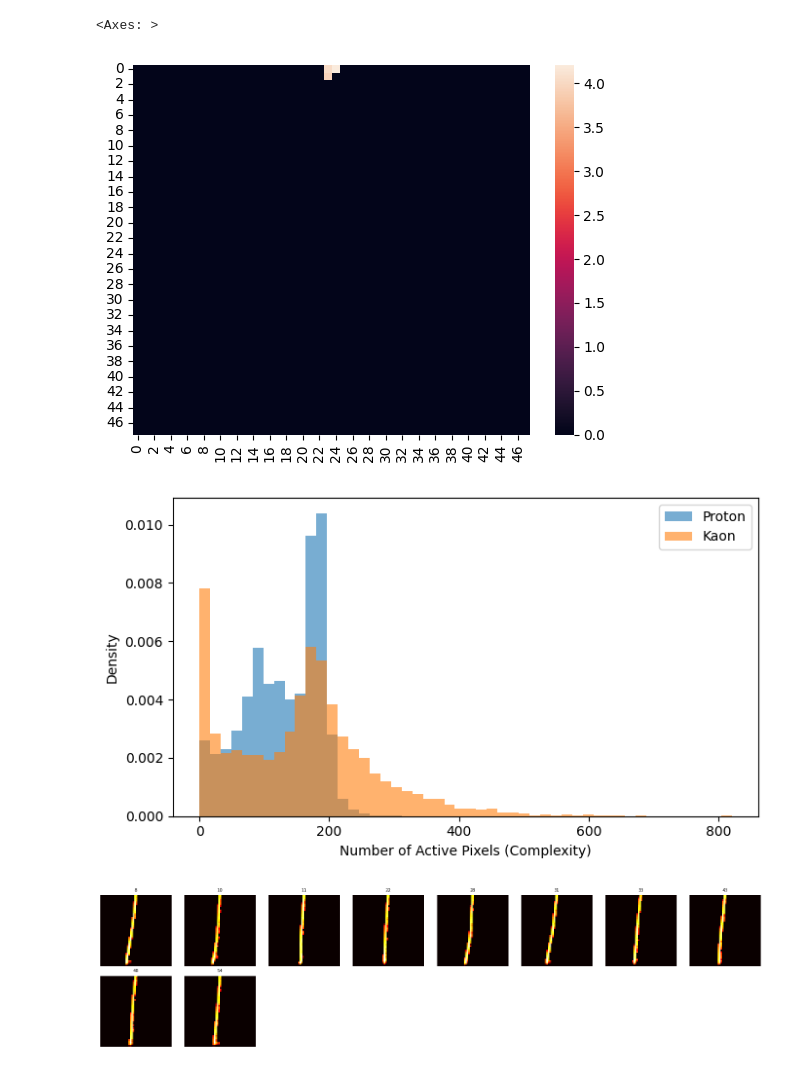
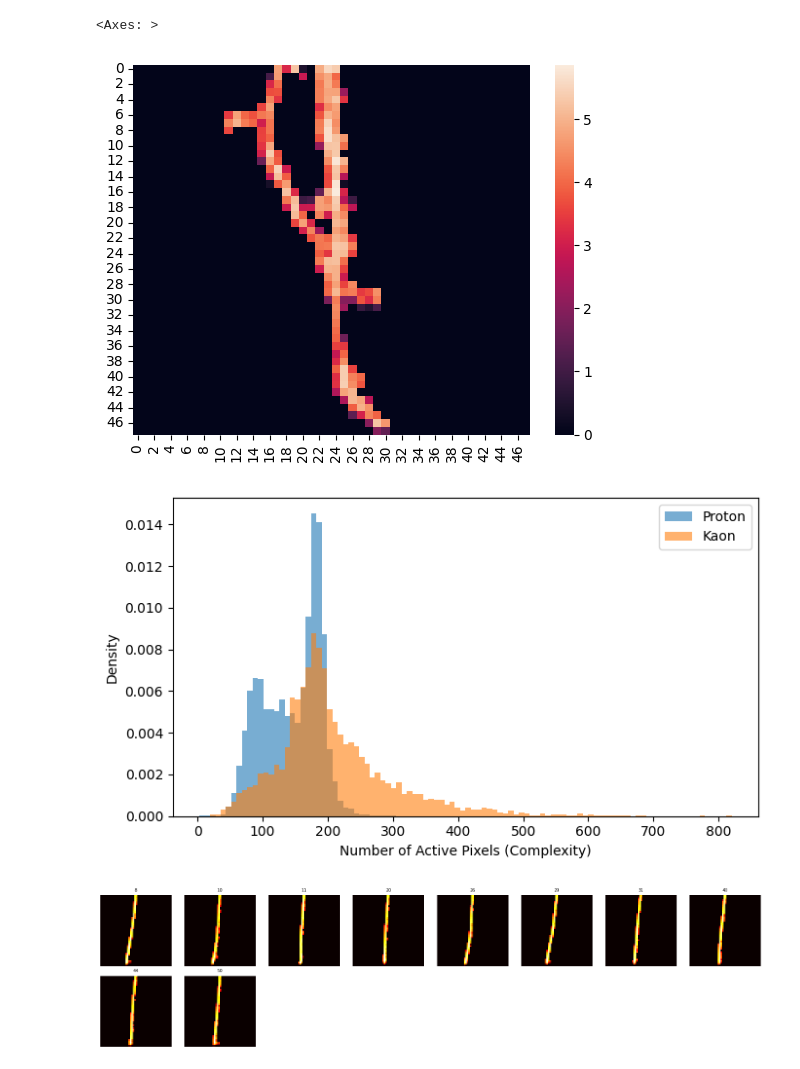
Before and after one commit to mohummudh/proton-kaon, a Jupyter notebook: notebooks/image_check.ipynb, the cells around one changed output. Drawn from its saved outputs; the diff is of its cells as text; code cells hidden in the pictures.

Commit message:
image making change lower bound on wires

```diff
--- a/notebooks/image_check.ipynb
+++ b/notebooks/image_check.ipynb
@@ -5,7 +5,7 @@ import matplotlib.pyplot as plt
 import seaborn as sns
 import numpy as np
 # %%
-out = "/Volumes/easystore/proton-kaon/images/pk_48x48_log1p.pt"
+out = "/Volumes/easystore/proton-kaon/images/pk_48x48_log1p_10-179wires.pt"
 
 data = torch.load(out, map_location="cpu")
 p = data["p"]
@@ -19,7 +19,7 @@ sns.heatmap(p[1099, 0])
 sns.heatmap(k[0, 0])
 # %% [output]
 <Axes: >
-[figure, old version]
+[figure, new version]
 # %%
 def n_pixels(image):
     return np.sum(image.numpy() > 0)
@@ -29,20 +29,20 @@ kaons = [n_pixels(a) for a in k]
 # %%
 from src.features.plot import hist
 
 combined_min = min(min(protons), min(kaons))
 combined_max = max(max(protons), max(kaons))
-bin_edges = np.linspace(combined_min, combined_max, 50 + 1)
+bin_edges = np.linspace(combined_min, combined_max, 100 + 1)
 
 fig, ax = plt.subplots(figsize=(7, 4))
 ax.hist(protons, bins=bin_edges, alpha=0.6, label='Proton', density=True)
 ax.hist(kaons,   bins=bin_edges, alpha=0.6, label='Kaon',   density=True)
 ax.set_xlabel('Number of Active Pixels (Complexity)')
 ax.set_ylabel("Density")
 ax.legend()
 plt.tight_layout()
 plt.show()
 # %% [output]
-[figure, old version]
+[figure, new version]
 # %%
 protons = np.array(protons)  # convert list to array so you can index it
 indices = np.where((protons > 180) & (protons < 200))[0][:10]
```
Also changed, not shown: parts of 2 cells of this notebook, 2 other files.
